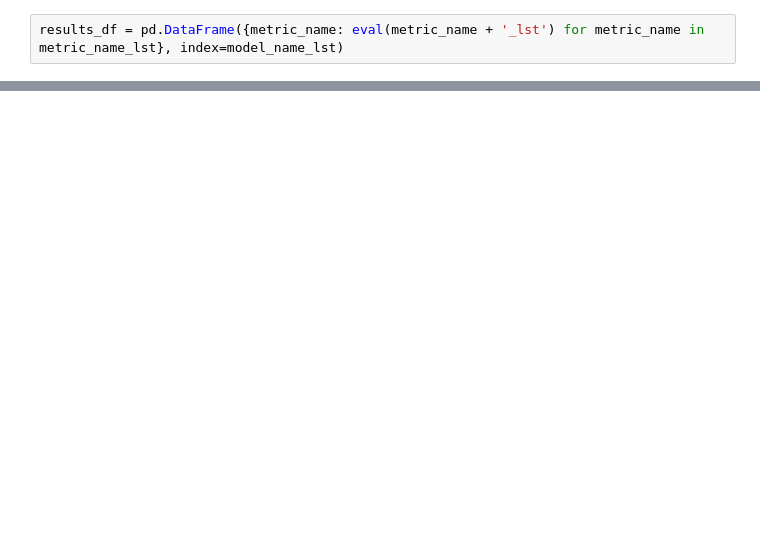
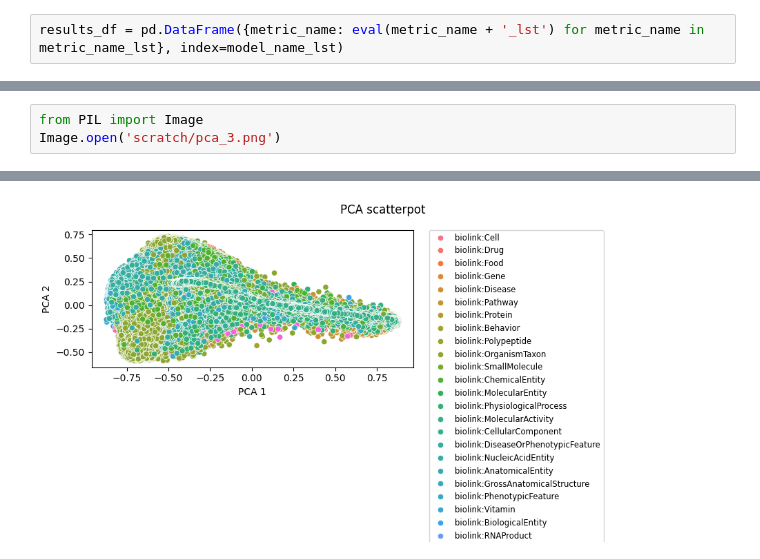
Before and after one commit to everycure-org/matrix, a Jupyter notebook: docs/src/experiments/2024/compare_models_26_aug.ipynb, the cells around one changed output, grey strips where cells are left out. Drawn from its saved outputs; the diff is of its cells as text; blank space fills up the shorter version.

```diff
--- a/docs/src/experiments/2024/compare_models_26_aug.ipynb
+++ b/docs/src/experiments/2024/compare_models_26_aug.ipynb
@@ -201,0 +392,4 @@ styled_df
+# %%
+from PIL import Image
+Image.open('scratch/pca_3.png')
+# %% [output]
@@ -201,0 +397 @@ styled_df
+[figure, added]
```
Also changed, not shown: parts of 25 cells of this notebook.
